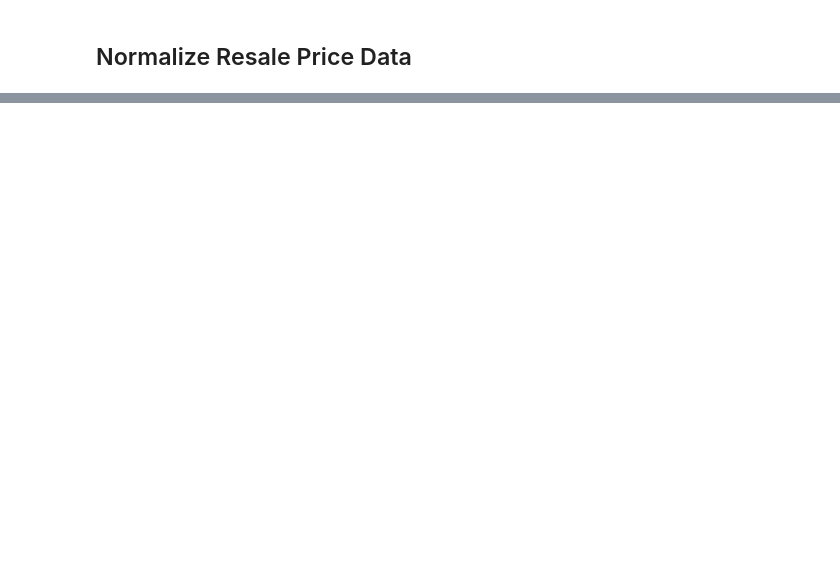
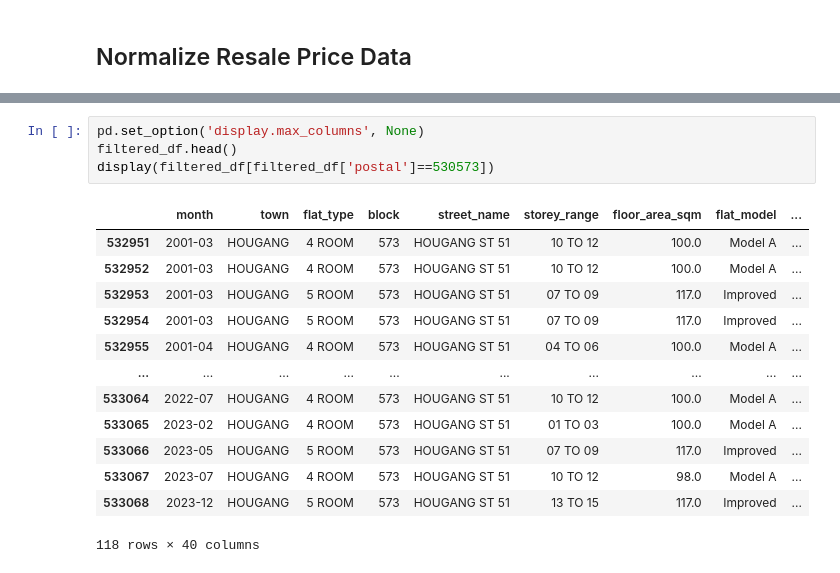
Before and after one commit to Yang990121/Data-Engine, a Jupyter notebook: ETL/02_Data_Processing/02C_Feature_Engineering.ipynb, the cells around one changed output, grey strips where cells are left out. Saved outputs shown, nothing was run; the diff lists cells and outputs as text; blank space fills up the shorter version.

```diff
--- a/ETL/02_Data_Processing/02C_Feature_Engineering.ipynb
+++ b/ETL/02_Data_Processing/02C_Feature_Engineering.ipynb
@@ -384,0 +374,18 @@ filtered_df.head()
+# %%
+pd.set_option('display.max_columns', None)
+filtered_df.head()
+display(filtered_df[filtered_df['postal']==530573])
+# %% [output]
+|  | month | town | flat_type | block | street_name | storey_range | floor_area_sqm | flat_model | ... |
+| 532951 | 2001-03 | HOUGANG | 4 ROOM | 573 | HOUGANG ST 51 | 10 TO 12 | 100.0 | Model A | ... |
+| 532952 | 2001-03 | HOUGANG | 4 ROOM | 573 | HOUGANG ST 51 | 10 TO 12 | 100.0 | Model A | ... |
+| 532953 | 2001-03 | HOUGANG | 5 ROOM | 573 | HOUGANG ST 51 | 07 TO 09 | 117.0 | Improved | ... |
+| 532954 | 2001-03 | HOUGANG | 5 ROOM | 573 | HOUGANG ST 51 | 07 TO 09 | 117.0 | Improved | ... |
+| 532955 | 2001-04 | HOUGANG | 4 ROOM | 573 | HOUGANG ST 51 | 04 TO 06 | 100.0 | Model A | ... |
+| ... | ... | ... | ... | ... | ... | ... | ... | ... | ... |
+| 533064 | 2022-07 | HOUGANG | 4 ROOM | 573 | HOUGANG ST 51 | 10 TO 12 | 100.0 | Model A | ... |
+| 533065 | 2023-02 | HOUGANG | 4 ROOM | 573 | HOUGANG ST 51 | 01 TO 03 | 100.0 | Model A | ... |
+| 533066 | 2023-05 | HOUGANG | 5 ROOM | 573 | HOUGANG ST 51 | 07 TO 09 | 117.0 | Improved | ... |
+| 533067 | 2023-07 | HOUGANG | 4 ROOM | 573 | HOUGANG ST 51 | 10 TO 12 | 98.0 | Model A | ... |
+| 533068 | 2023-12 | HOUGANG | 5 ROOM | 573 | HOUGANG ST 51 | 13 TO 15 | 117.0 | Improved | ... |
+118 rows × 40 columns
```
Also changed, not shown: parts of 16 cells of this notebook.
